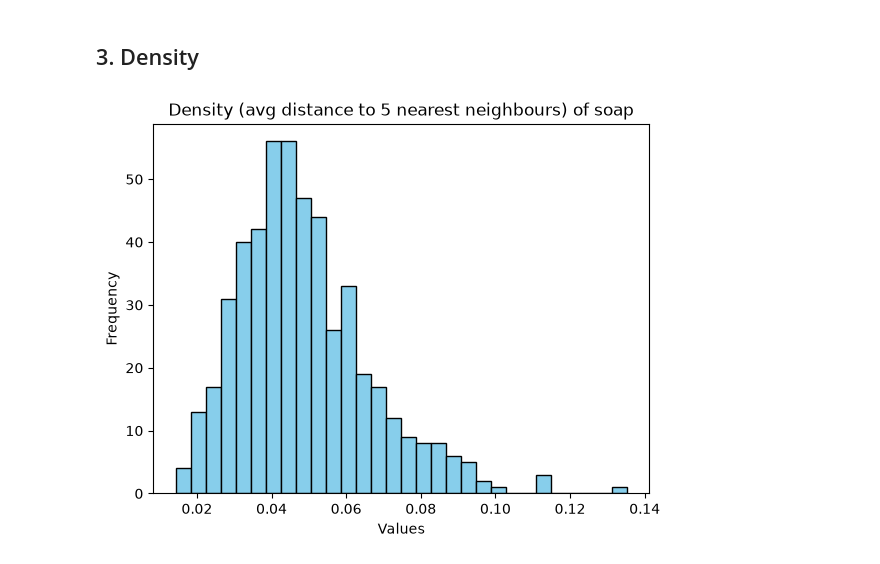
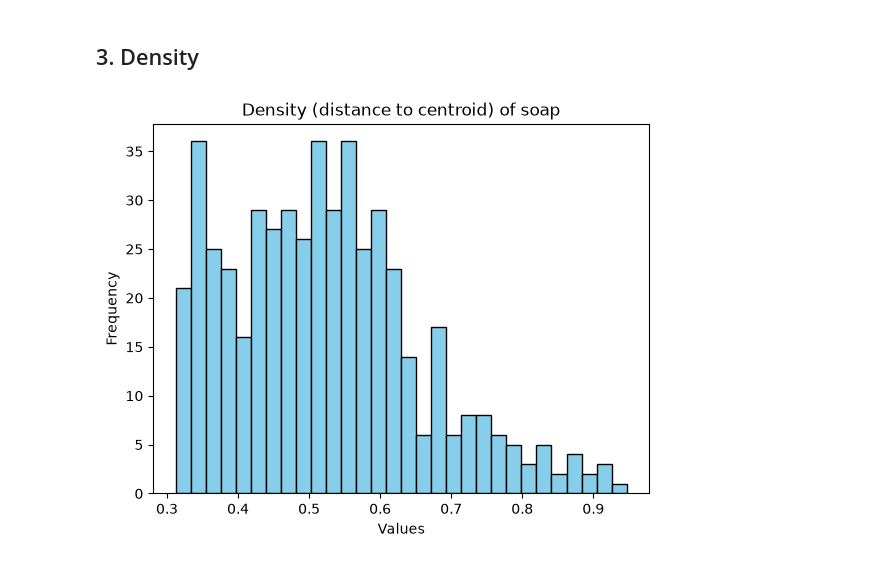
Before and after one commit to yoghurtfork/X-MACE-sampling, a Jupyter notebook: notebooks/visualising dataset.ipynb, the cells around one changed output. Saved outputs shown, nothing was run; the diff lists cells and outputs as text; code cells hidden in the pictures.

```diff
--- a/notebooks/visualising dataset.ipynb
+++ b/notebooks/visualising dataset.ipynb
@@ -136,20 +157,18 @@ plt.show()
 [figure]
 # %% [markdown]
 ## 3. Density
-# %%
-N_NEIGHBORS = 5
-
-nbrs = NearestNeighbors(n_neighbors=N_NEIGHBORS).fit(desc_matrix)
-distances, _ = nbrs.kneighbors(desc_matrix)
-
-density = distances.mean(axis=1)
-
-plt.hist(density, bins=30, color='skyblue', edgecolor='black')
-
-plt.title(f'Density (avg distance to {N_NEIGHBORS} nearest neighbours) of {DESCRIPTOR}')
-plt.xlabel('Values')
-plt.ylabel('Frequency')
-
-plt.show()
-# %% [output]
-[figure, removed]
+# %%
+# Distances of all points to centroid
+
+center = desc_matrix.mean(axis=0)
+distances = np.linalg.norm(desc_matrix - center, axis=1)
+
+plt.hist(distances, bins=30, color='skyblue', edgecolor='black')
+
+plt.title(f'Density (distance to centroid) of {DESCRIPTOR}')
+plt.xlabel('Values')
+plt.ylabel('Frequency')
+
+plt.show()
+# %% [output]
+[figure, added]
```
Also changed, not shown: parts of 3 cells of this notebook, 1 other file.
